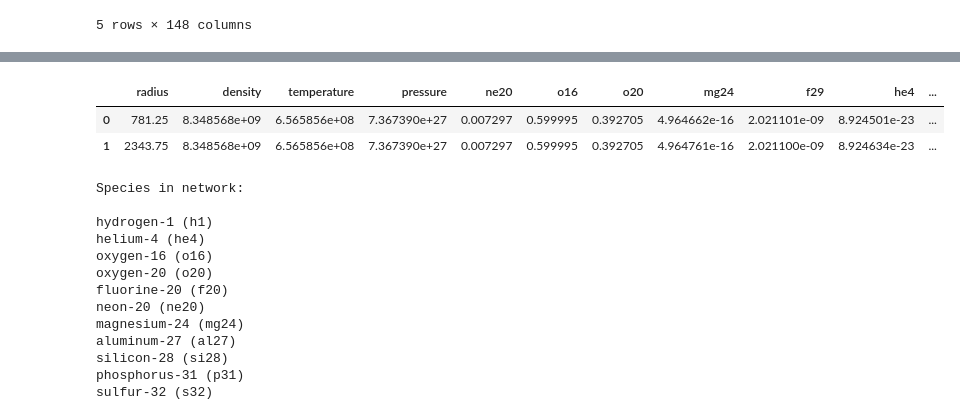
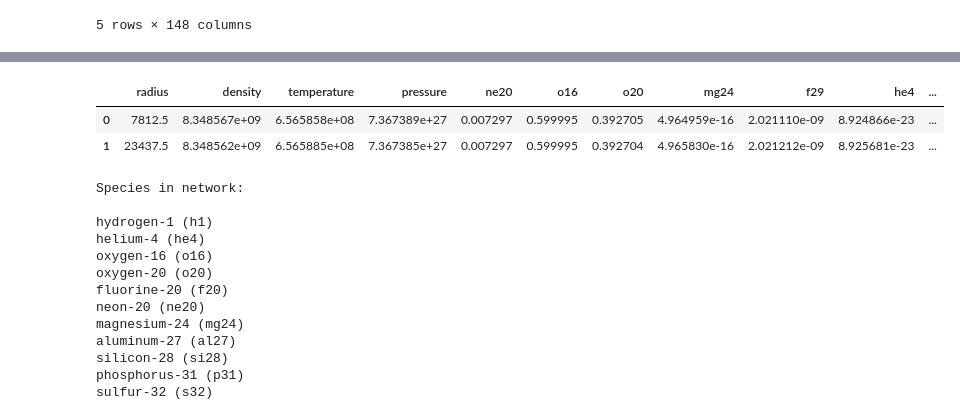
Before and after one commit to XinlongSBU/xinlong_file, a Jupyter notebook: burn_cell_python/ecsn.ipynb, the cells around one changed output, grey strips where cells are left out. Cells and saved outputs as stored; diff of their text form; code cells hidden in the pictures.

```diff
--- a/burn_cell_python/ecsn.ipynb
+++ b/burn_cell_python/ecsn.ipynb
@@ -29,28 +29,28 @@ b.head()
 | 4 | 10546875.0 | 3.239139e+11 | 3.461040e+18 | 4.012615e+08 | 6.407529e+27 | 6.952497e+09 | 9.981321e-11 | 3.356759e-11 | 0.600000 | 0.004863 | ... |
 # %%
 # read data form initial model
-f = open("/home/sailor/Documents/git_fun/xinlong_file/initial-model_prepare/ECSN-ONe6040-final.hse.102400","r")
+f = open("/home/sailor/Documents/git_fun/xinlong_file/initial-model_prepare/ECSN-ONe6040-final.hse.10240","r")
 data = f.readlines()  # data is a list. each element is a line of "23Ne...dat"
 f.close()
 del data[0:16]
 
 data2d = []
 for i in range(len(data)):
     data2d.append(re.split(r"[ ]",data[i].strip('\n')))
 
 for i in range(len(data2d)):
         while '' in data2d[i]:
             data2d[i].remove('')
 
 data3d = np.array(data2d).astype(np.float)
 
 df = pd.DataFrame(data3d)
 df.columns = ['radius','density','temperature','pressure','ne20','o16','o20','mg24','f29','he4','al27','si28','s32','p31','h1']
 df.head(2)
 # %% [output]
 |  | radius | density | temperature | pressure | ne20 | o16 | o20 | mg24 | f29 | he4 | ... |
-| 0 | 781.25 | 8.348568e+09 | 6.565856e+08 | 7.367390e+27 | 0.007297 | 0.599995 | 0.392705 | 4.964662e-16 | 2.021101e-09 | 8.924501e-23 | ... |
-| 1 | 2343.75 | 8.348568e+09 | 6.565856e+08 | 7.367390e+27 | 0.007297 | 0.599995 | 0.392705 | 4.964761e-16 | 2.021100e-09 | 8.924634e-23 | ... |
+| 0 | 7812.5 | 8.348567e+09 | 6.565858e+08 | 7.367389e+27 | 0.007297 | 0.599995 | 0.392705 | 4.964959e-16 | 2.021110e-09 | 8.924866e-23 | ... |
+| 1 | 23437.5 | 8.348562e+09 | 6.565885e+08 | 7.367385e+27 | 0.007297 | 0.599995 | 0.392704 | 4.965830e-16 | 2.021212e-09 | 8.925681e-23 | ... |
 # %%
 probin_file = "probin_ecsn"
 driver = BurnUtils.BurnerDriver(probin_file)
```
Also changed, not shown: parts of 3 cells of this notebook, 1 other file.
